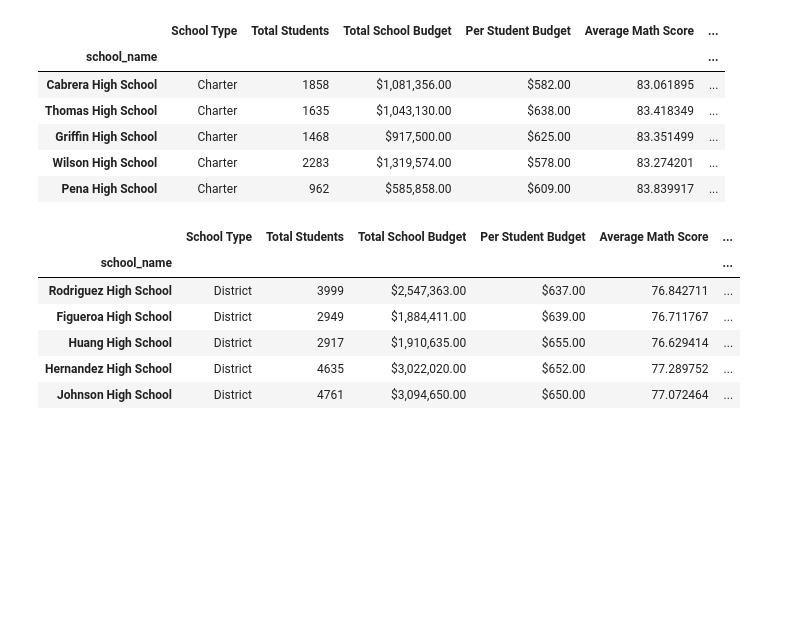
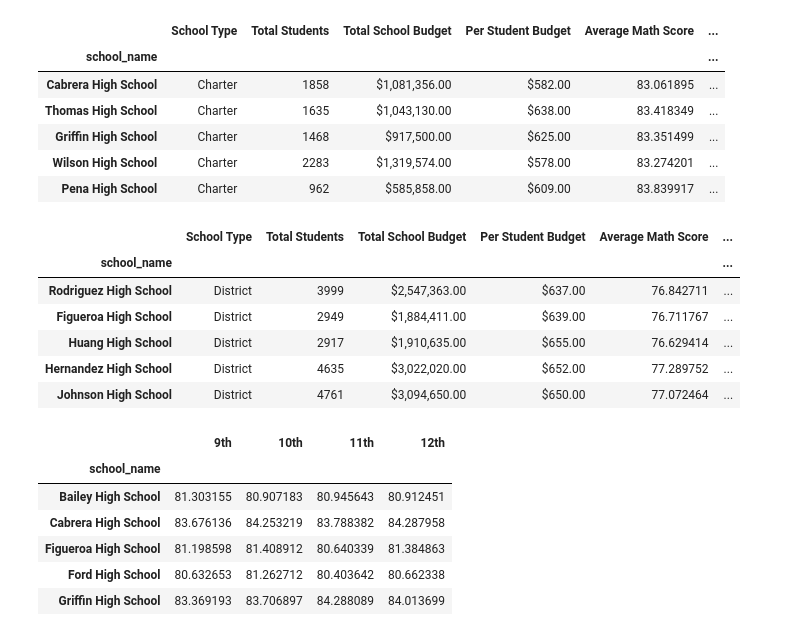
Before and after one commit to RichardYDepestre/Module-04_PyCitySchools-with-Pandas, a Jupyter notebook: PyCitySchools.ipynb, the cells around one changed output. Drawn from its saved outputs; the diff is of its cells as text; code cells hidden in the pictures; blank space fills up the shorter version.

Commit message:
added average math and reading scores by grade.
added average math and reading scores by grade.

```diff
--- a/PyCitySchools.ipynb
+++ b/PyCitySchools.ipynb
@@ -496,3 +496,37 @@ bottom_schools.head()
 | Huang High School | District | 2917 | $1,910,635.00 | $655.00 | 76.629414 | ... |
 | Hernandez High School | District | 4635 | $3,022,020.00 | $652.00 | 77.289752 | ... |
 | Johnson High School | District | 4761 | $3,094,650.00 | $650.00 | 77.072464 | ... |
+# %%
+# 4.10.1
+ninth_graders_df = pd.DataFrame(data = school_data_complete_df[(school_data_complete_df["grade"] == "9th")])
+tenth_graders_df = pd.DataFrame(data = school_data_complete_df[(school_data_complete_df["grade"] == "10th")])
+eleventh_graders_df = pd.DataFrame(data = school_data_complete_df[(school_data_complete_df["grade"] == "11th")])
+twelfth_graders_df = pd.DataFrame(data = school_data_complete_df[(school_data_complete_df["grade"] == "12th")])
+
+ninth_grade_math_scores_df = pd.DataFrame(data=ninth_graders_df.groupby(["school_name"]).mean()["math_score"])
+tenth_grade_math_scores_df = pd.DataFrame(data=tenth_graders_df.groupby(["school_name"]).mean()["math_score"])
+eleventh_grade_math_scores_df = pd.DataFrame(data=eleventh_graders_df.groupby(["school_name"]).mean()["math_score"])
+twelfth_grade_math_scores_df = pd.DataFrame(data=twelfth_graders_df.groupby(["school_name"]).mean()["math_score"])
+
+ninth_grade_reading_scores_df = pd.DataFrame(data=ninth_graders_df.groupby(["school_name"]).mean()["reading_score"])
+tenth_grade_reading_scores_df = pd.DataFrame(data=tenth_graders_df.groupby(["school_name"]).mean()["reading_score"])
+eleventh_grade_reading_scores_df = pd.DataFrame(data=eleventh_graders_df.groupby(["school_name"]).mean()["reading_score"])
+twelfth_grade_reading_scores_df = pd.DataFrame(data=twelfth_graders_df.groupby(["school_name"]).mean()["reading_score"])
+
+math_scores_by_grade = pd.concat([ninth_grade_math_scores_df, tenth_grade_math_scores_df], axis=1) #,
+math_scores_by_grade = pd.concat([math_scores_by_grade, eleventh_grade_math_scores_df, twelfth_grade_math_scores_df], axis=1)
+headers =  ["9th", "10th", "11th", "12th"]
+math_scores_by_grade.columns =headers
+math_scores_by_grade.head()
+reading_scores_by_grade = pd.concat([ninth_grade_reading_scores_df, tenth_grade_reading_scores_df], axis=1) #,
+reading_scores_by_grade = pd.concat([reading_scores_by_grade, eleventh_grade_reading_scores_df, twelfth_grade_reading_scores_df], axis=1)
+reading_scores_by_grade.columns = headers
+reading_scores_by_grade.head()
+# %% [output]
+|  | 9th | 10th | 11th | 12th |
+| school_name |  |  |  |  |
+| Bailey High School | 81.303155 | 80.907183 | 80.945643 | 80.912451 |
+| Cabrera High School | 83.676136 | 84.253219 | 83.788382 | 84.287958 |
+| Figueroa High School | 81.198598 | 81.408912 | 80.640339 | 81.384863 |
+| Ford High School | 80.632653 | 81.262712 | 80.403642 | 80.662338 |
+| Griffin High School | 83.369193 | 83.706897 | 84.288089 | 84.013699 |
```
Also changed, not shown: parts of 2 cells of this notebook.
